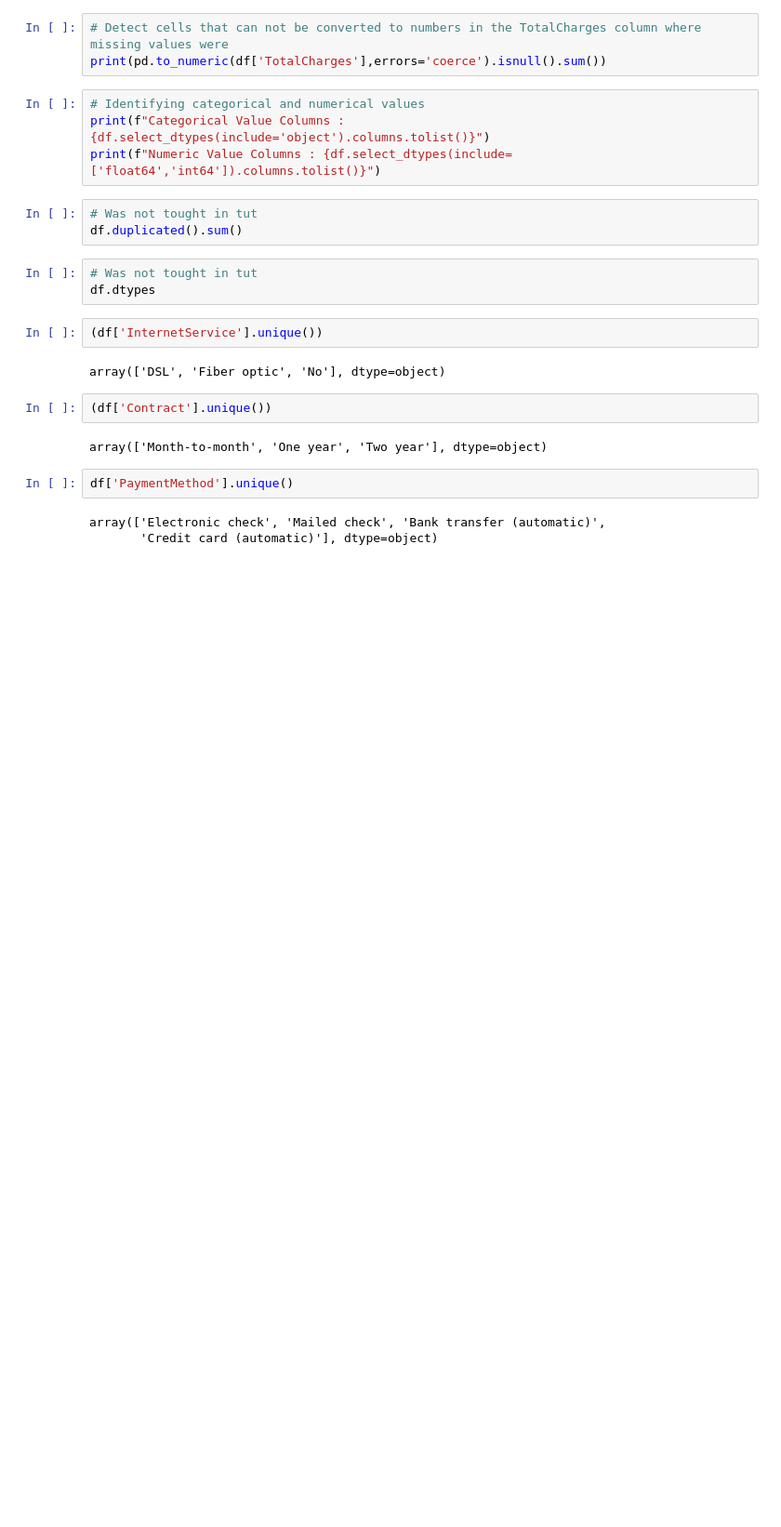
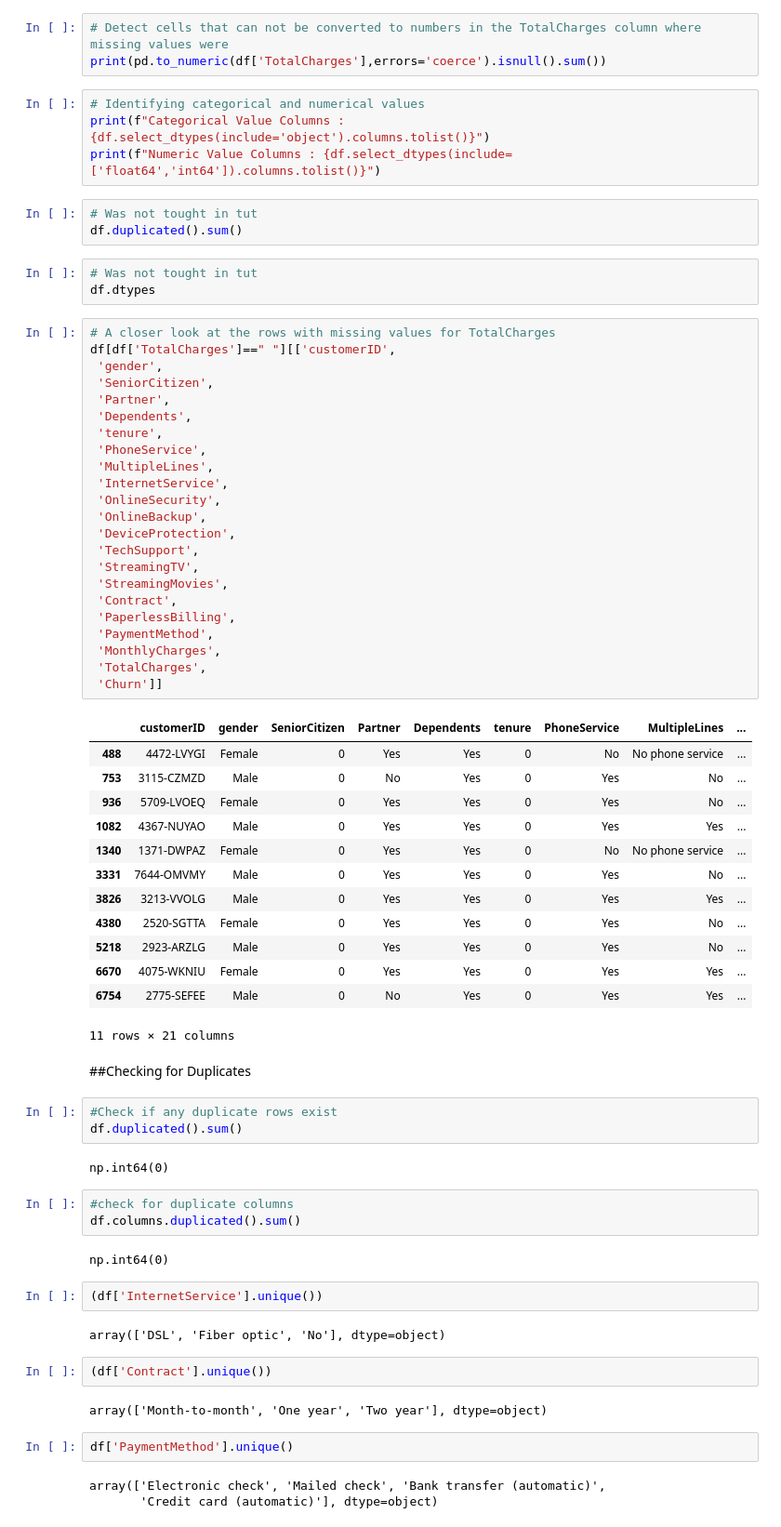
Before and after one commit to Wishmiii/Customer-Churn-Prediction-System-ML, a Jupyter notebook: CustomerChurnPredictionSystem.ipynb, the cells around one changed output. Shown: that part at 93% size. Saved outputs shown, nothing was run; the diff lists cells and outputs as text; blank space fills up the shorter version.

```diff
--- a/CustomerChurnPredictionSystem.ipynb
+++ b/CustomerChurnPredictionSystem.ipynb
@@ -69,6 +151,55 @@ df.duplicated().sum()
 # %%
 # Was not tought in tut
 df.dtypes
+# %%
+# A closer look at the rows with missing values for TotalCharges
+df[df['TotalCharges']==" "][['customerID',
+ 'gender',
+ 'SeniorCitizen',
+ 'Partner',
+ 'Dependents',
+ 'tenure',
+ 'PhoneService',
+ 'MultipleLines',
+ 'InternetService',
+ 'OnlineSecurity',
+ 'OnlineBackup',
+ 'DeviceProtection',
+ 'TechSupport',
+ 'StreamingTV',
+ 'StreamingMovies',
+ 'Contract',
+ 'PaperlessBilling',
+ 'PaymentMethod',
+ 'MonthlyCharges',
+ 'TotalCharges',
+ 'Churn']]
+# %% [output]
+|  | customerID | gender | SeniorCitizen | Partner | Dependents | tenure | PhoneService | MultipleLines | ... |
+| 488 | 4472-LVYGI | Female | 0 | Yes | Yes | 0 | No | No phone service | ... |
+| 753 | 3115-CZMZD | Male | 0 | No | Yes | 0 | Yes | No | ... |
+| 936 | 5709-LVOEQ | Female | 0 | Yes | Yes | 0 | Yes | No | ... |
+| 1082 | 4367-NUYAO | Male | 0 | Yes | Yes | 0 | Yes | Yes | ... |
+| 1340 | 1371-DWPAZ | Female | 0 | Yes | Yes | 0 | No | No phone service | ... |
+| 3331 | 7644-OMVMY | Male | 0 | Yes | Yes | 0 | Yes | No | ... |
+| 3826 | 3213-VVOLG | Male | 0 | Yes | Yes | 0 | Yes | Yes | ... |
+| 4380 | 2520-SGTTA | Female | 0 | Yes | Yes | 0 | Yes | No | ... |
+| 5218 | 2923-ARZLG | Male | 0 | Yes | Yes | 0 | Yes | No | ... |
+| 6670 | 4075-WKNIU | Female | 0 | Yes | Yes | 0 | Yes | Yes | ... |
+| 6754 | 2775-SEFEE | Male | 0 | No | Yes | 0 | Yes | Yes | ... |
+11 rows × 21 columns
+# %% [markdown]
+##Checking for Duplicates
+# %%
+#Check if any duplicate rows exist
+df.duplicated().sum()
+# %% [output]
+np.int64(0)
+# %%
+#check for duplicate columns
+df.columns.duplicated().sum()
+# %% [output]
+np.int64(0)
 # %%
 (df['InternetService'].unique())
 # %% [output]
```
Also changed, not shown: parts of 79 cells of this notebook.
